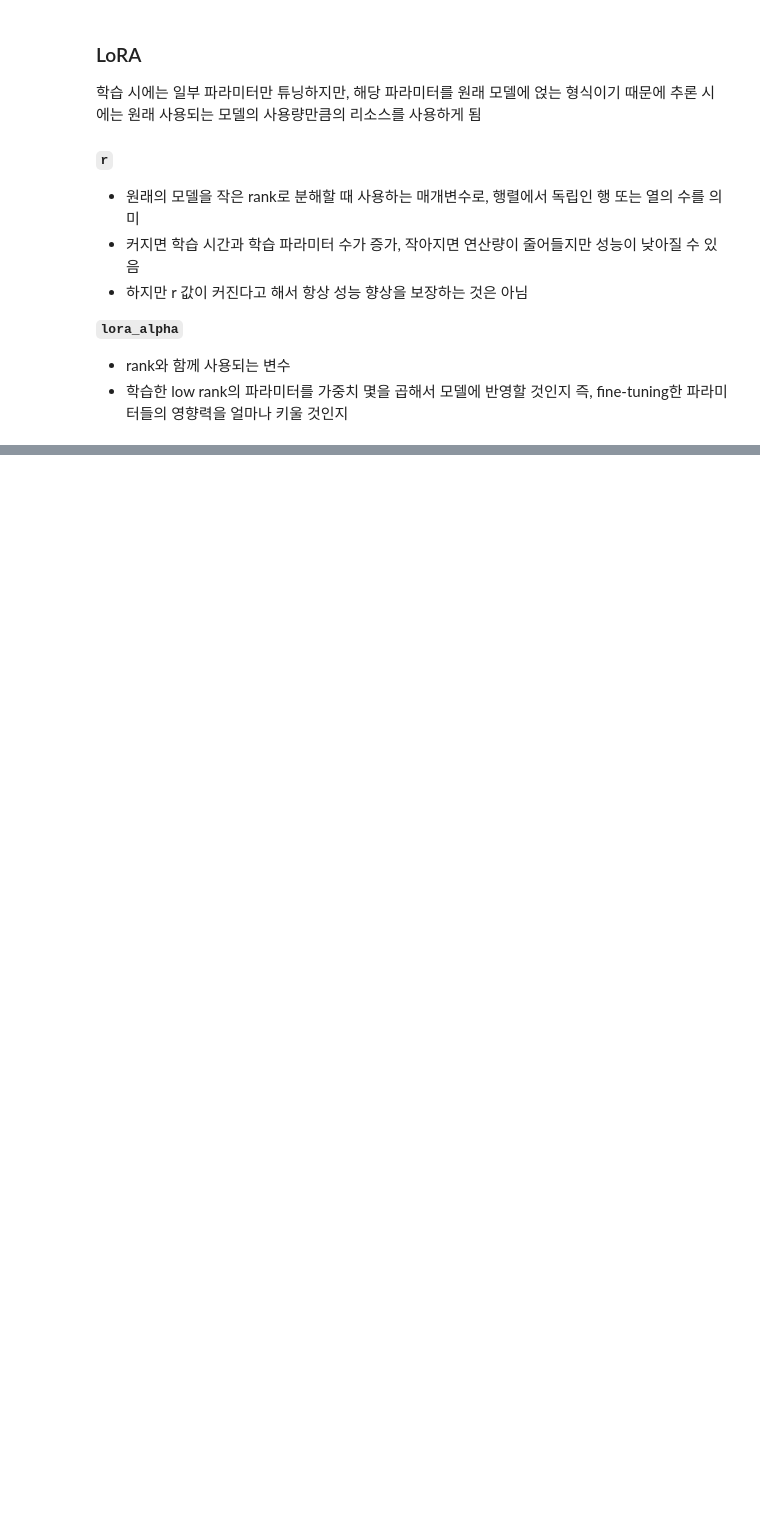
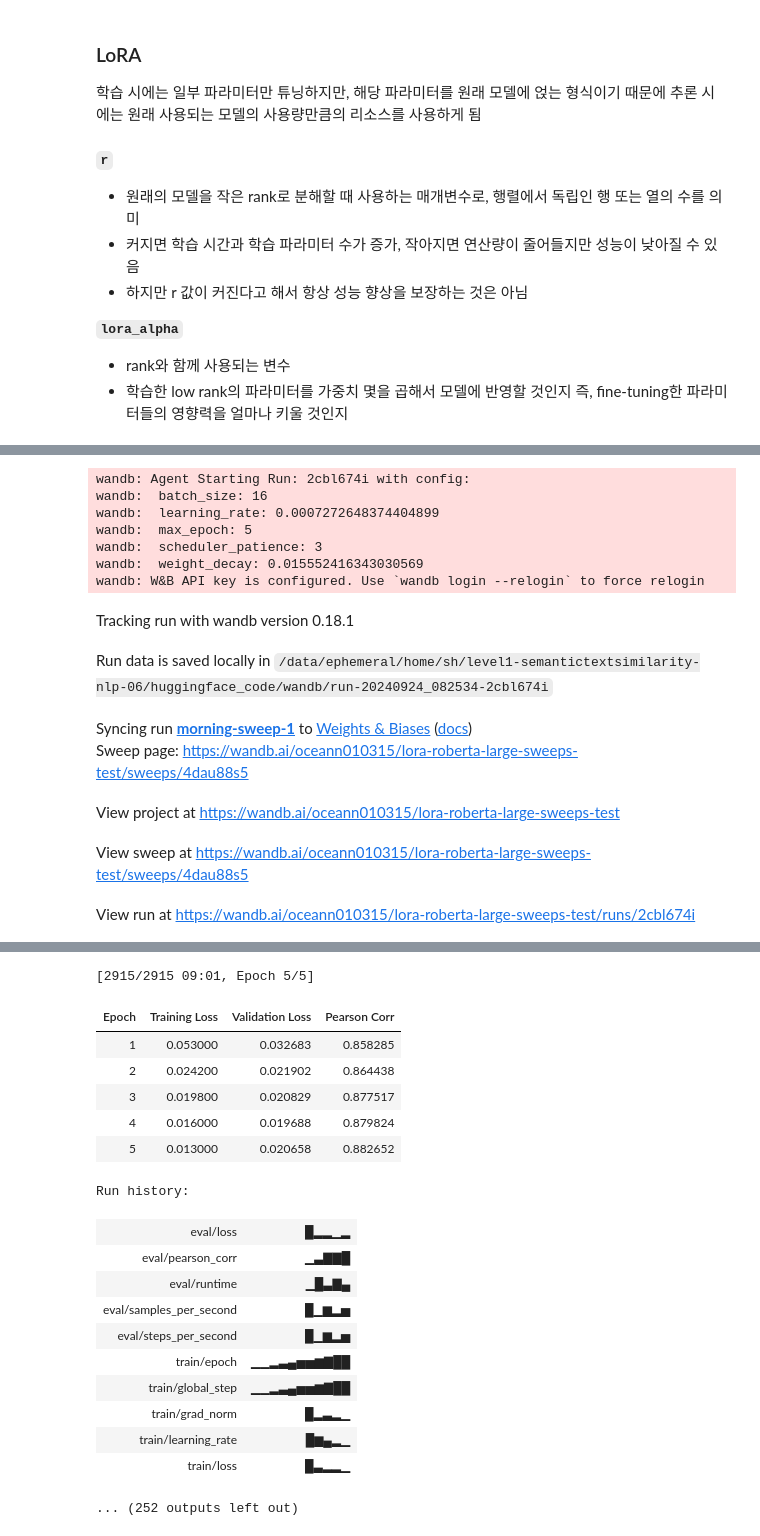
Before and after one commit to boostcampaitech7/level1-semantictextsimilarity-nlp-06, a Jupyter notebook: huggingface_code/peft_test.ipynb, the cells around one changed output, grey strips where cells are left out. Cells and saved outputs as stored; diff of their text form; code cells hidden in the pictures; blank space fills up the shorter version.

Commit message:
feat: hyperparameter tuning using wandb sweeps

```diff
--- a/huggingface_code/peft_test.ipynb
+++ b/huggingface_code/peft_test.ipynb
@@ -52,22 +91,29 @@ def compute_metrics(eval_pred):
 
     return {"pearson_corr": pearson_corr}
 
-training_arguments = TrainingArguments(
-    output_dir='./peft/',
-    overwrite_output_dir=True,
-    num_train_epochs=10,
-    learning_rate=1e-3,
-    weight_decay=0.01,
-    eval_strategy="epoch",
-    per_device_train_batch_size=16,
-    per_device_eval_batch_size=16,
-    lr_scheduler_type='cosine', # 'linear', 'cosine', 'cosine_with_restarts', 'polynomial', 'constant', 'constant_with_warmup', 'inverse_sqrt'
-)
+def train(config=None):
+    with wandb.init(config=config):
+        config = wandb.config
 
-trainer = Trainer(
-    model=model,
-    args=training_arguments,
-    train_dataset=train_data,
-    eval_dataset=valid_data,
-    compute_metrics=compute_metrics,
-)
+        training_arguments = TrainingArguments(
+            output_dir='./peft/',
+            report_to='wandb',
+            overwrite_output_dir=False,
+            num_train_epochs=config.max_epoch,
+            # learning_rate=config.learning_rate,
+            # weight_decay=config.weight_decay,
+            eval_strategy="epoch",
+            per_device_train_batch_size=config.batch_size,
+            per_device_eval_batch_size=config.batch_size,
+            lr_scheduler_type='cosine', # 'linear', 'cosine', 'cosine_with_restarts', 'polynomial', 'constant', 'constant_with_warmup', 'inverse_sqrt'
+        )
+
+        trainer = Trainer(
+            model=model,
+            args=training_arguments,
+            train_dataset=train_data,
+            eval_dataset=valid_data,
+            compute_metrics=compute_metrics,
+        )
+
+        trainer.train()
@@ -88,0 +120,17 @@ View run at https://wandb.ai/oceann010315/huggingface/runs/inimdscu
+# %%
+wandb.agent(sweep_id, train, count=20)
+# %% [output]
+wandb: Agent Starting Run: 2cbl674i with config:
+wandb:  batch_size: 16
+wandb:  learning_rate: 0.0007272648374404899
+wandb:  max_epoch: 5
+wandb:  scheduler_patience: 3
+wandb:  weight_decay: 0.015552416343030569
+wandb: W&B API key is configured. Use `wandb login --relogin` to force relogin
+Tracking run with wandb version 0.18.1
+Run data is saved locally in /data/ephemeral/home/sh/level1-semantictextsimilarity-nlp-06/huggingface_code/wandb/run-20240924_082534-2cbl674i
+Syncing run morning-sweep-1 to Weights & Biases (docs)
+Sweep page: https://wandb.ai/oceann010315/lora-roberta-large-sweeps-test/sweeps/4dau88s5
+View project at https://wandb.ai/oceann010315/lora-roberta-large-sweeps-test
+View sweep at https://wandb.ai/oceann010315/lora-roberta-large-sweeps-test/sweeps/4dau88s5
+View run at https://wandb.ai/oceann010315/lora-roberta-large-sweeps-test/runs/2cbl674i
@@ -89,3 +141,22 @@ View run at https://wandb.ai/oceann010315/huggingface/runs/inimdscu
+[2915/2915 09:01, Epoch 5/5]
+| Epoch | Training Loss | Validation Loss | Pearson Corr |
+| 1 | 0.053000 | 0.032683 | 0.858285 |
+| 2 | 0.024200 | 0.021902 | 0.864438 |
+| 3 | 0.019800 | 0.020829 | 0.877517 |
+| 4 | 0.016000 | 0.019688 | 0.879824 |
+| 5 | 0.013000 | 0.020658 | 0.882652 |
+Run history:
+| eval/loss | █▂▂▁▂ |
+| eval/pearson_corr | ▁▃▇▇█ |
+| eval/runtime | ▁█▃▇▄ |
+| eval/samples_per_second | █▁▆▂▅ |
+| eval/steps_per_second | █▁▆▂▅ |
+| train/epoch | ▁▁▂▃▄▅▅▆▇██ |
+| train/global_step | ▁▁▂▃▄▅▅▆▇██ |
+| train/grad_norm | █▂▃▂▁ |
+| train/learning_rate | █▆▄▂▁ |
+| train/loss | █▃▂▂▁ |
+... (252 outputs left out)
 # %%
 from peft import AutoPeftModelForSequenceClassification
 import os
```
Also changed, not shown: parts of 9 cells of this notebook, 4 other files.
